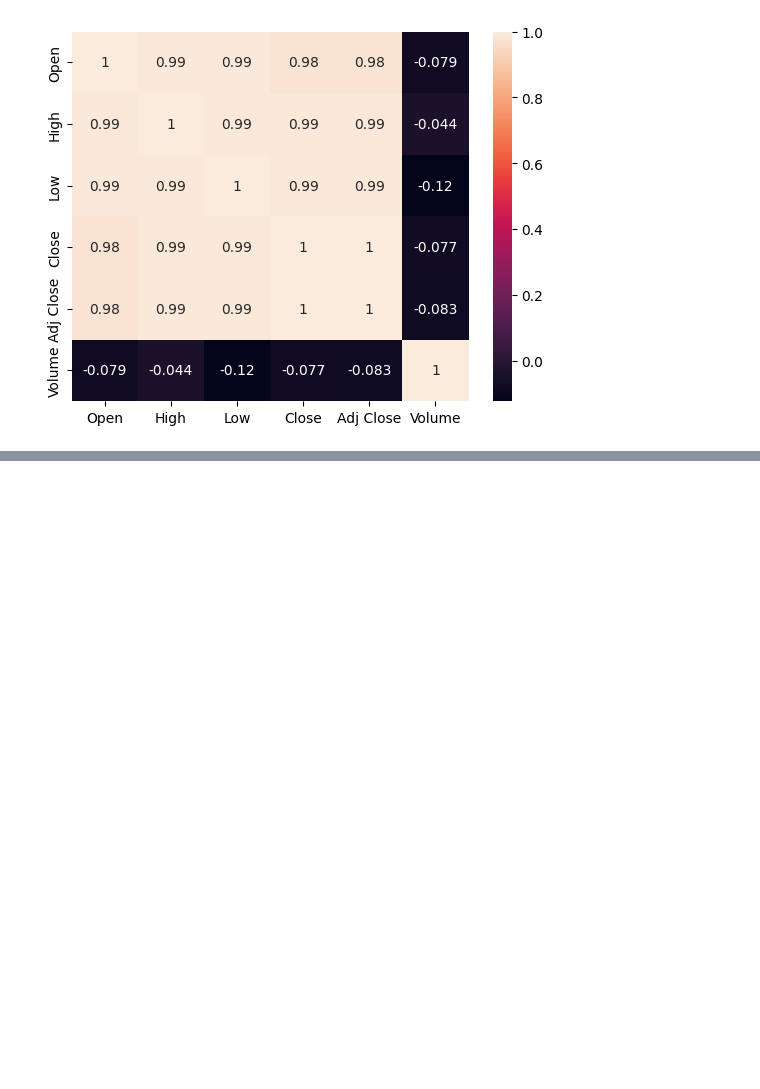
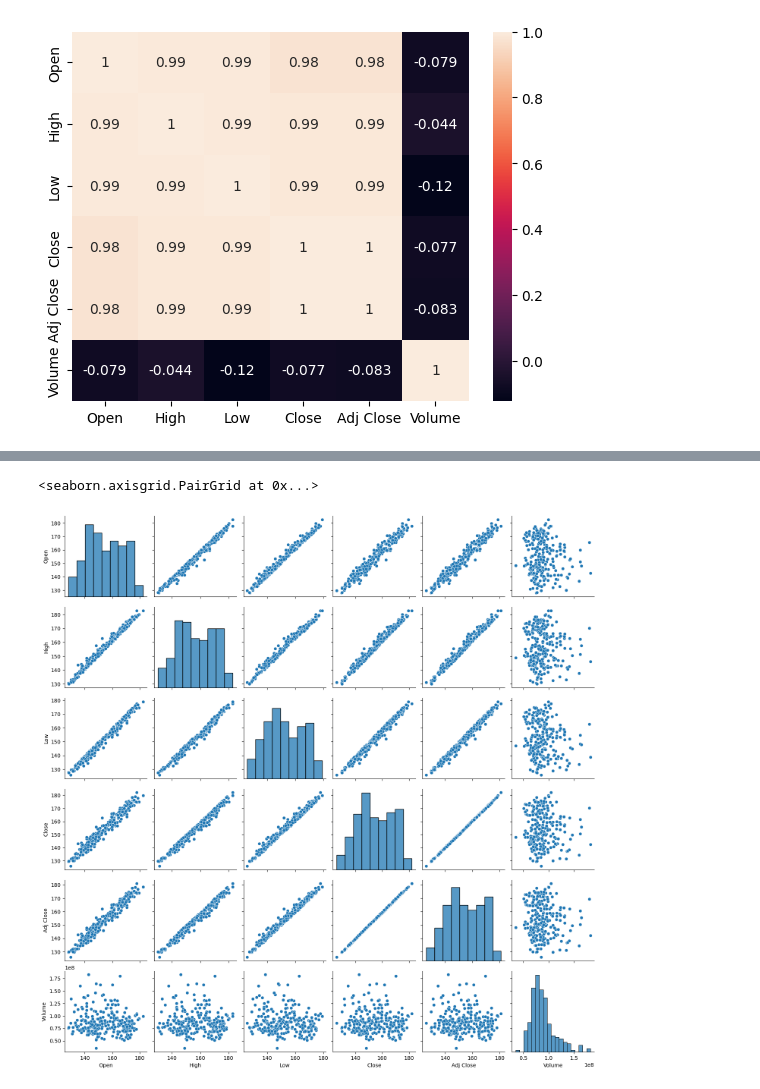
Before and after one commit to SohamDesai1/Data-Visualization, a Jupyter notebook: Seaborn.ipynb, the cells around one changed output, grey strips where cells are left out. Saved outputs shown, nothing was run; the diff lists cells and outputs as text; code cells hidden in the pictures; blank space fills up the shorter version.

```diff
--- a/Seaborn.ipynb
+++ b/Seaborn.ipynb
@@ -57,0 +63,5 @@ sns.heatmap(df.corr(),cbar=True ,annot=True)
+# %%
+sns.pairplot(df)
+# %% [output]
+<seaborn.axisgrid.PairGrid at 0x...>
+[figure, added]
```
Also changed, not shown: parts of 2 cells of this notebook.
